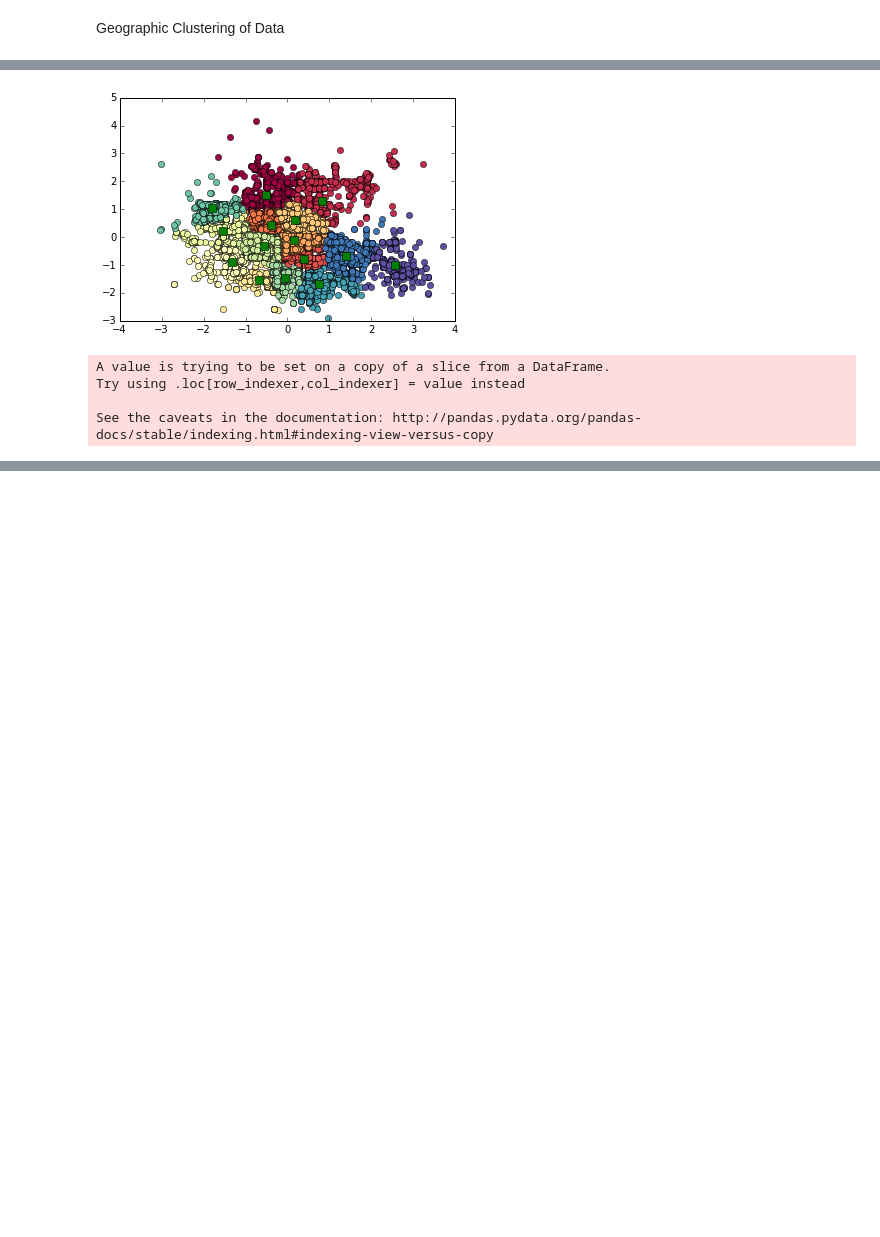
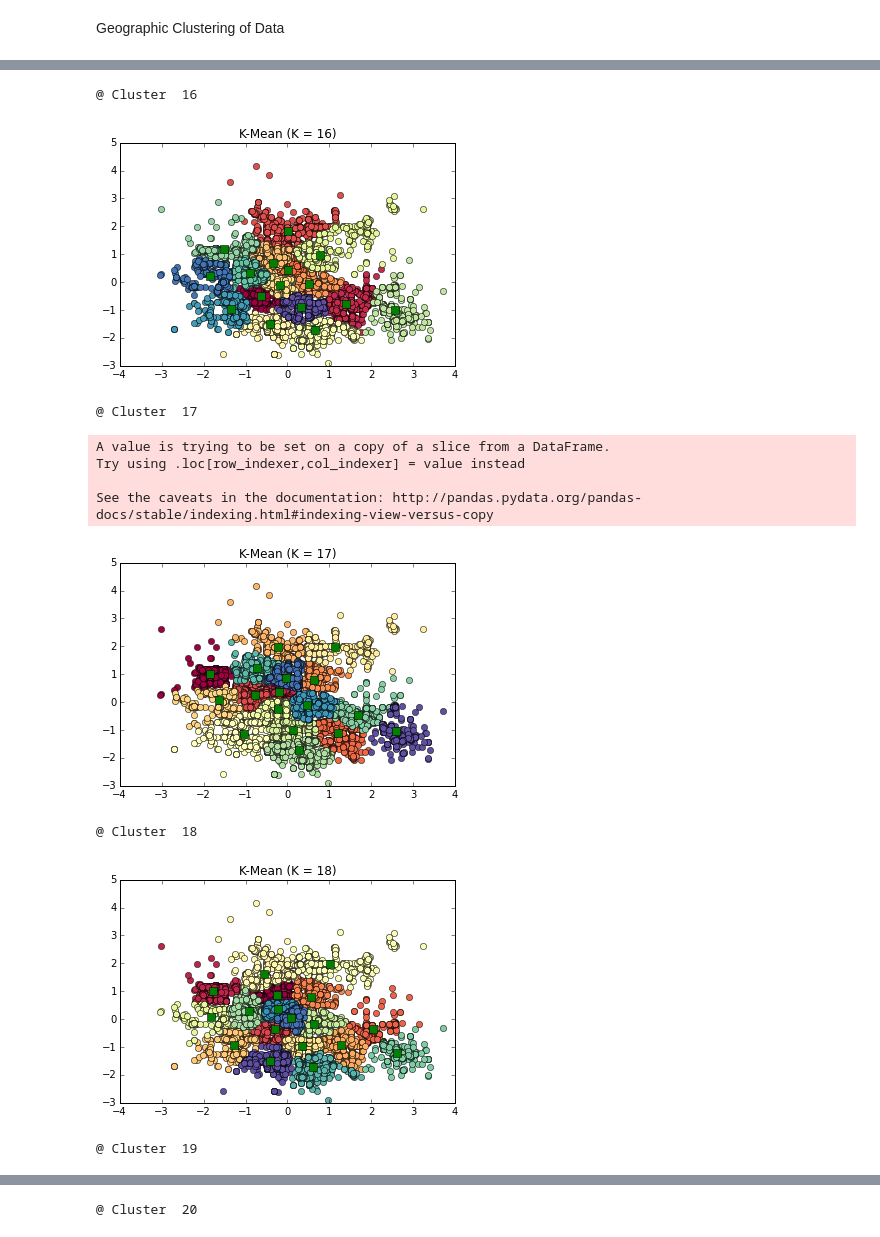
Before and after one commit to dbjnbnrj/newbusiness, a Jupyter notebook: Workbook.ipynb, the cells around one changed output, grey strips where cells are left out. Saved outputs shown, nothing was run; the diff lists cells and outputs as text; code cells hidden in the pictures; blank space fills up the shorter version.

```diff
--- a/Workbook.ipynb
+++ b/Workbook.ipynb
@@ -12,13 +12,14 @@ from sklearn.datasets.samples_generator import make_blobs
 from sklearn.preprocessing import StandardScaler
 import pylab as pl
 import numpy as np
-
+from scipy import misc
 
 %matplotlib inline
 
 # Limit rows disp# Limit rows displayed in notebook
 pd.set_option('display.max_rows', 20)
 pd.set_option('display.precision', 2)
+plt.rcParams['figure.figsize'] = 20, 12
 # %% [markdown]
 Getting business and review data
 # %%
@@ -68,7 +69,6 @@ from sklearn.cluster import DBSCAN
 from sklearn import metrics
 from sklearn.datasets.samples_generator import make_blobs
 from sklearn.preprocessing import StandardScaler
-import pylab as pl
 import numpy as np
 
 business_lasvegas_latlong = pd_business_lasvegas[["latitude", "longitude"]].values.tolist()
@@ -79,6 +79,7 @@ labels = db.labels_
 n_clusters_ = len(set(labels)) - (1 if -1 in labels else 0)
 unique_labels = set(labels)
 colors = pl.cm.Spectral(np.linspace(0, 1, len(unique_labels)))
+
 for k, col in zip(unique_labels, colors):
     if k == -1:
         col = 'k'
@@ -93,6 +94,12 @@ for k, col in zip(unique_labels, colors):
             markersize = 14
         else:
             markersize = 6
-        pl.plot(x[0], x[1], 'o', markerfacecolor=col,
+
+        plt.plot(x[0], x[1], 'o', markerfacecolor=col,
                 markeredgecolor='k', markersize=markersize)
+
+plt.title("DBScan Clustering")
+plt.ylabel("Longitude")
+plt.xlabel("Latitude")
+plt.show()
 # %% [output]
@@ -100,28 +107,42 @@ ImportError: No module named dbscan
 # %%
 ''' K Means with results '''
 
 from pylab import plot,show
 from numpy import vstack,array
 from numpy.random import rand
 from scipy.cluster.vq import kmeans,kmeans2, vq
+import cPickle as pickle
 
 business_lasvegas_latlong = pd_business_lasvegas[["latitude", "longitude"]].values.tolist()
 X = StandardScaler().fit_transform(business_lasvegas_latlong)
 
-k = 15
-centroids, labels = kmeans2(X,k)
-idx,_ = vq(X,centroids)
-colors = pl.cm.Spectral(np.linspace(0, 1, k))
-for i in range(k):
-    plot(X[idx==i,0],X[idx==i,1], 'o', markerfacecolor=colors[i])
-plot(centroids[:,0],centroids[:,1],'sg',markersize=8)
-show()
-
-# Adding column Cluster indicating cluser number
-pd_business_lasvegas['cluster'] = pd.Series(labels, index=pd_business_lasvegas.index)
+for k in range(16, 21):
+    print "@ Cluster ", k
+    centroids, labels = kmeans2(X,k)
+    idx,_ = vq(X,centroids)
+    colors = pl.cm.Spectral(np.linspace(0, 1, k))
+    for i in range(k):
+        plt.plot(X[idx==i,0],X[idx==i,1], 'o', markerfacecolor=colors[i])
+    plt.title('K-Mean (K = '+str(k)+")")
+    plt.plot(centroids[:,0],centroids[:,1],'sg',markersize=8)
+    plt.show()
+    pd_business_lasvegas['cluster'] = pd.Series(labels, index=pd_business_lasvegas.index)
+    pd_review_lasvegas = pd.merge(pd_business_lasvegas, pd_review, left_on='business_id', right_on='business_id', how='inner')
+    gb = pd_review_lasvegas.groupby(['business_id'])
+    gb = gb.agg({'date' : np.min})
+    gb["new"] = (gb["date"] >= "2011-01-01")
+    pd_review_lasvegas = pd_review_lasvegas.set_index('business_id')
+    pd_lasvegas = pd.merge(pd_review_lasvegas, gb, left_index=True, right_index=True, how='inner')
+    pickle.dump( pd_lasvegas, open( "pd_lasvegas_"+str(k)+".pkl", "wb" ) )
 # %% [output]
+@ Cluster  16
-[figure, old version]
+[figure, new version]
-A value is trying to be set on a copy of a slice from a DataFrame.
-Try using .loc[row_indexer,col_indexer] = value instead
-
-See the caveats in the documentation: http://pandas.pydata.org/pandas-docs/stable/indexing.html#indexing-view-versus-copy
+@ Cluster  17
+A value is trying to be set on a copy of a slice from a DataFrame.
+Try using .loc[row_indexer,col_indexer] = value instead
+
+See the caveats in the documentation: http://pandas.pydata.org/pandas-docs/stable/indexing.html#indexing-view-versus-copy
+[figure, added]
+@ Cluster  18
+[figure, added]
+@ Cluster  19
@@ -127,0 +150 @@ See the caveats in the documentation: http://pandas.pydata.org/pandas-docs/stabl
+@ Cluster  20
```
Also changed, not shown: parts of 15 cells of this notebook, 3 other files.
